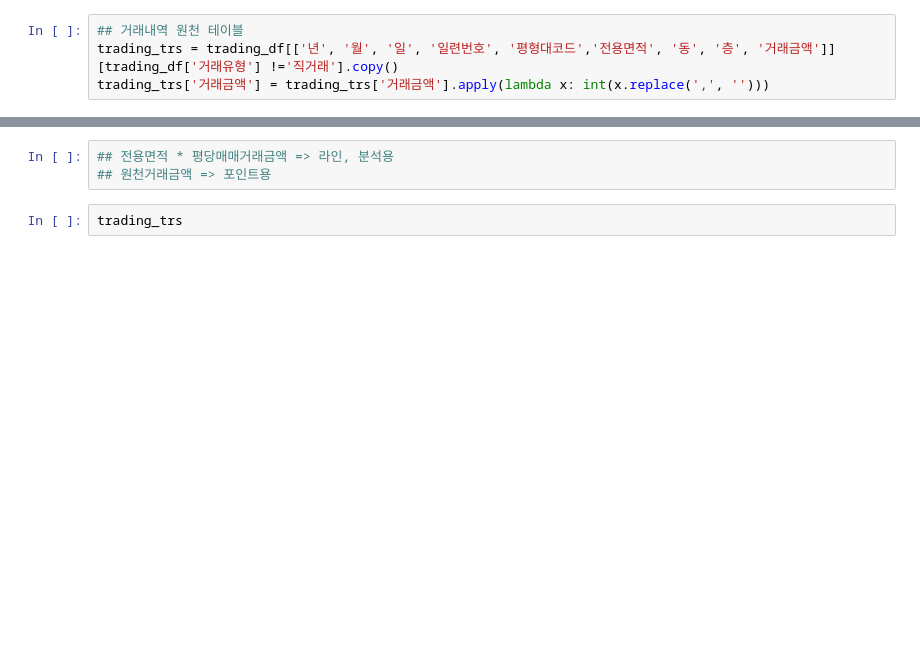
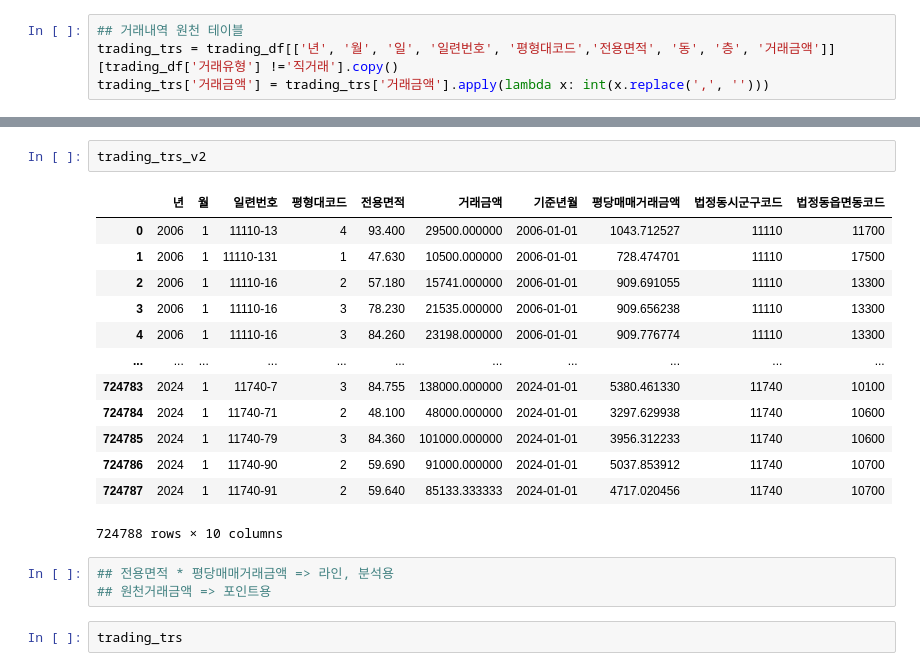
Before and after one commit to sdjhs0327/ws_prop, a Jupyter notebook: script/02_02_apt_trading_preproc.ipynb, the cells around one changed output, grey strips where cells are left out. Drawn from its saved outputs; the diff is of its cells as text; blank space fills up the shorter version.

```diff
--- a/script/02_02_apt_trading_preproc.ipynb
+++ b/script/02_02_apt_trading_preproc.ipynb
@@ -106,3 +181,19 @@ danji_mst[['일련번호', '아파트', '전용면적', '평형대코드']].merg
+# %%
+trading_trs_v2
+# %% [output]
+|  | 년 | 월 | 일련번호 | 평형대코드 | 전용면적 | 거래금액 | 기준년월 | 평당매매거래금액 | 법정동시군구코드 | 법정동읍면동코드 |
+| 0 | 2006 | 1 | 11110-13 | 4 | 93.400 | 29500.000000 | 2006-01-01 | 1043.712527 | 11110 | 11700 |
+| 1 | 2006 | 1 | 11110-131 | 1 | 47.630 | 10500.000000 | 2006-01-01 | 728.474701 | 11110 | 17500 |
+| 2 | 2006 | 1 | 11110-16 | 2 | 57.180 | 15741.000000 | 2006-01-01 | 909.691055 | 11110 | 13300 |
+| 3 | 2006 | 1 | 11110-16 | 3 | 78.230 | 21535.000000 | 2006-01-01 | 909.656238 | 11110 | 13300 |
+| 4 | 2006 | 1 | 11110-16 | 3 | 84.260 | 23198.000000 | 2006-01-01 | 909.776774 | 11110 | 13300 |
+| ... | ... | ... | ... | ... | ... | ... | ... | ... | ... | ... |
+| 724783 | 2024 | 1 | 11740-7 | 3 | 84.755 | 138000.000000 | 2024-01-01 | 5380.461330 | 11740 | 10100 |
+| 724784 | 2024 | 1 | 11740-71 | 2 | 48.100 | 48000.000000 | 2024-01-01 | 3297.629938 | 11740 | 10600 |
+| 724785 | 2024 | 1 | 11740-79 | 3 | 84.360 | 101000.000000 | 2024-01-01 | 3956.312233 | 11740 | 10600 |
+| 724786 | 2024 | 1 | 11740-90 | 2 | 59.690 | 91000.000000 | 2024-01-01 | 5037.853912 | 11740 | 10700 |
+| 724787 | 2024 | 1 | 11740-91 | 2 | 59.640 | 85133.333333 | 2024-01-01 | 4717.020456 | 11740 | 10700 |
+724788 rows × 10 columns
 # %%
 ## 전용면적 * 평당매매거래금액 => 라인, 분석용
 ## 원천거래금액 => 포인트용
```
Also changed, not shown: parts of 12 cells of this notebook, 1 other file.
